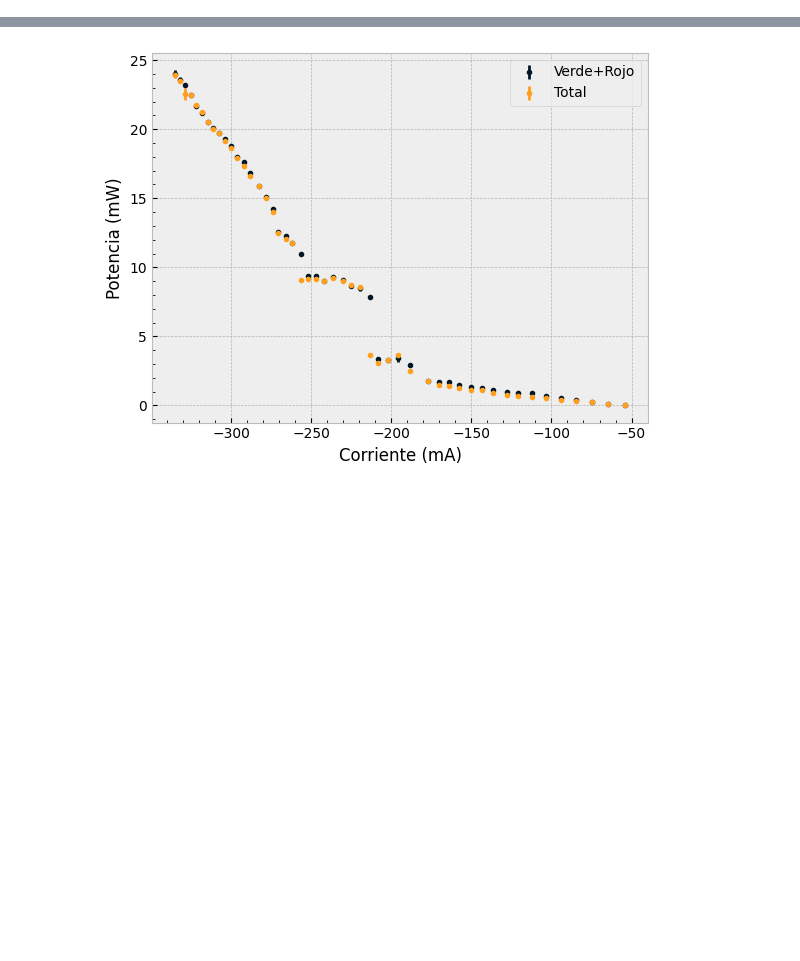
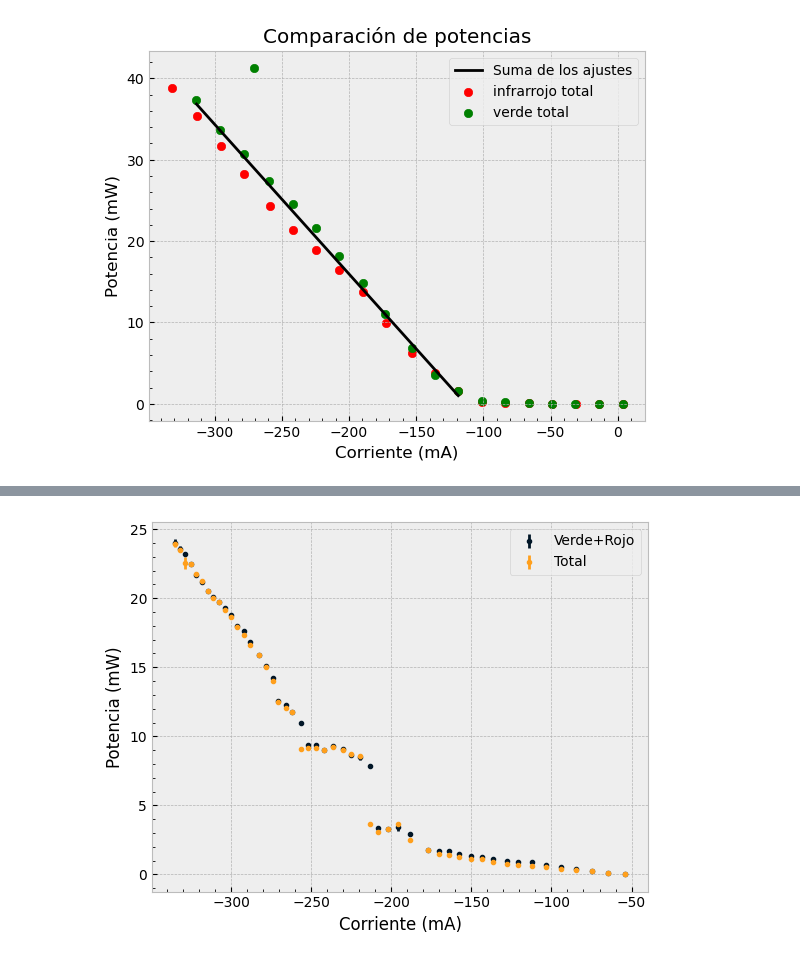
Before and after one commit to DelManuel/Magnetometro-optico, a Jupyter notebook: códigos/analisis_pow_laser.ipynb, the cells around one changed output, grey strips where cells are left out. Drawn from its saved outputs; the diff is of its cells as text; code cells hidden in the pictures; blank space fills up the shorter version.

```diff
--- a/códigos/analisis_pow_laser.ipynb
+++ b/códigos/analisis_pow_laser.ipynb
@@ -88,0 +134,14 @@ IndexError: list index out of range
+# %%
+pow_suma = lista_POW_ajuste[0]+lista_POW_ajuste[1]
+
+plt.plot(corr_ajuste, pow_suma, label = "Suma de los ajustes", color = "k")
+plt.scatter(dic_pow["corr:infrarrojo total"],dic_pow["pow:infrarrojo total"], label = "infrarrojo total", color = "r")
+plt.scatter(dic_pow["corr:verde total"],dic_pow["pow:verde total"], label = "verde total", color = "g")
+plt.xlabel("Corriente (mA)")
+plt.ylabel("Potencia (mW)")
+plt.title("Comparación de potencias")
+plt.minorticks_on()
+plt.legend()
+plt.show()
+# %% [output]
+[figure, added]
```
Also changed, not shown: parts of 14 cells of this notebook, 12 other files.
